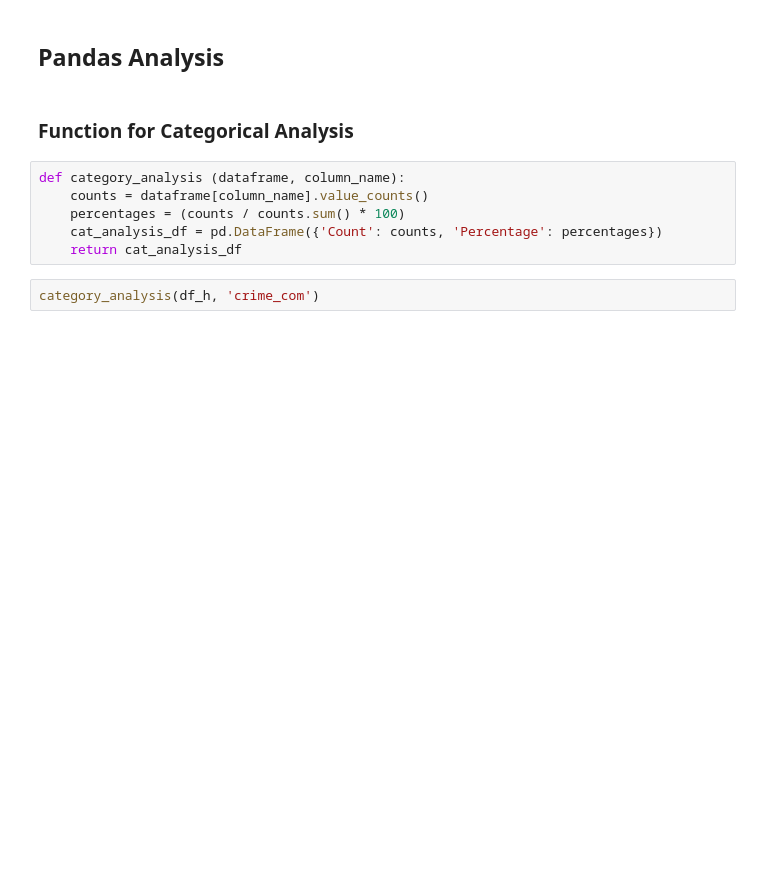
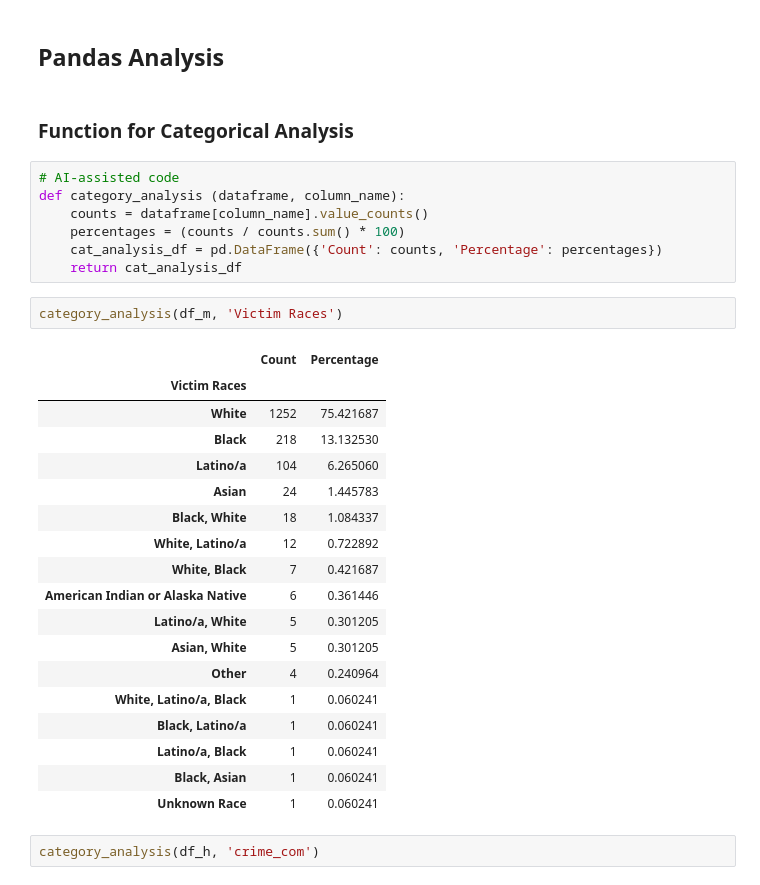
Before and after one commit to max-reevage/us-execution-trends-exploration, a Jupyter notebook: notebooks/combined_execution_data.ipynb, the cells around one changed output. Saved outputs shown, nothing was run; the diff lists cells and outputs as text; blank space fills up the shorter version.

```diff
--- a/notebooks/combined_execution_data.ipynb
+++ b/notebooks/combined_execution_data.ipynb
@@ -502,11 +583,33 @@ result3
 # %% [markdown]
 ### Function for Categorical Analysis
 # %%
+# AI-assisted code
 def category_analysis (dataframe, column_name):
     counts = dataframe[column_name].value_counts()
     percentages = (counts / counts.sum() * 100)
     cat_analysis_df = pd.DataFrame({'Count': counts, 'Percentage': percentages})
     return cat_analysis_df
+# %%
+category_analysis(df_m, 'Victim Races')
+# %% [output]
+|  | Count | Percentage |
+| Victim Races |  |  |
+| White | 1252 | 75.421687 |
+| Black | 218 | 13.132530 |
+| Latino/a | 104 | 6.265060 |
+| Asian | 24 | 1.445783 |
+| Black, White | 18 | 1.084337 |
+| White, Latino/a | 12 | 0.722892 |
+| White, Black | 7 | 0.421687 |
+| American Indian or Alaska Native | 6 | 0.361446 |
+| Latino/a, White | 5 | 0.301205 |
+| Asian, White | 5 | 0.301205 |
+| Other | 4 | 0.240964 |
+| White, Latino/a, Black | 1 | 0.060241 |
+| Black, Latino/a | 1 | 0.060241 |
+| Latino/a, Black | 1 | 0.060241 |
+| Black, Asian | 1 | 0.060241 |
+| Unknown Race | 1 | 0.060241 |
 # %%
 category_analysis(df_h, 'crime_com')
 # %% [output]
```
Also changed, not shown: parts of 17 cells of this notebook, 3 other files.
